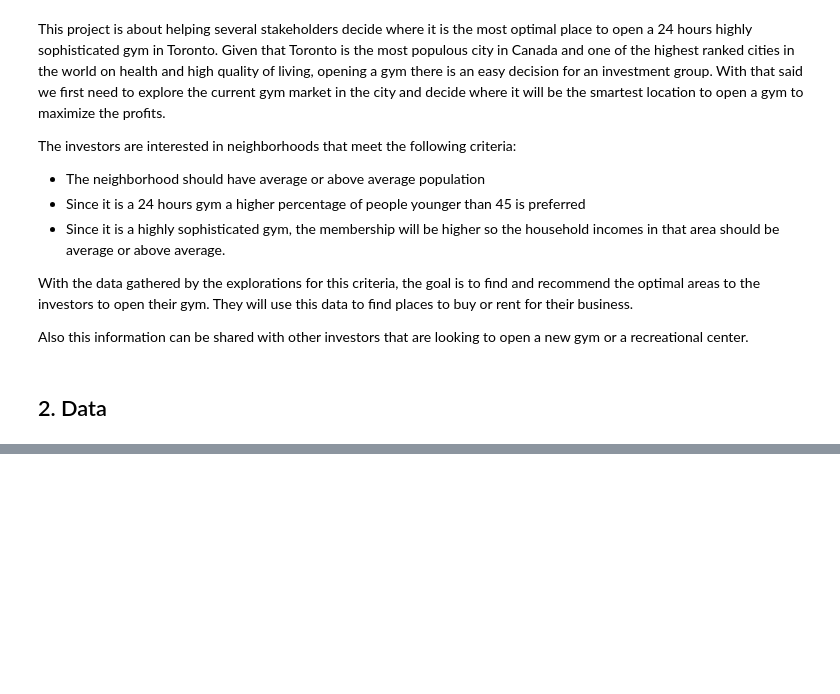
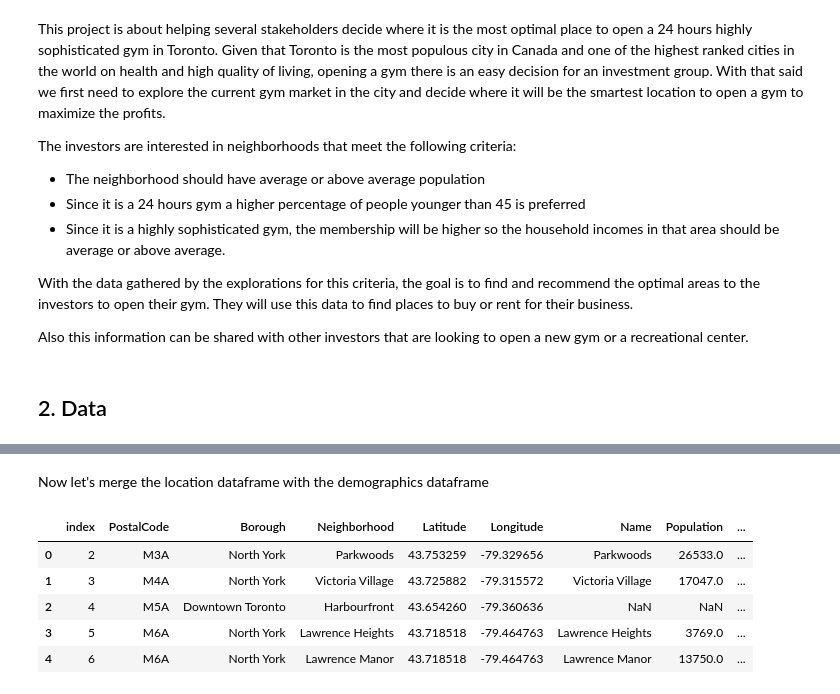
Before and after one commit to I0F/Neighborhood-Wars, a Jupyter notebook: Capstone Project Notebook.ipynb, the cells around one changed output, grey strips where cells are left out. Saved outputs shown, nothing was run; the diff lists cells and outputs as text; code cells hidden in the pictures; blank space fills up the shorter version.

```diff
--- a/Capstone Project Notebook.ipynb
+++ b/Capstone Project Notebook.ipynb
@@ -27,0 +48,29 @@ https://open.toronto.ca/#8c732154-5012-9afe-d0cd-ba3ffc813d5a
+# %%
+url = "https://en.wikipedia.org/w/index.php?title=List_of_postal_codes_of_Canada:_M&oldid=945633050"
+data = pd.read_html(url, header=0)
+df = data[0]
+
+#rename the columns
+df.rename(columns={'Postcode':'PostalCode','Neighbourhood':'Neighborhood'},inplace=True)
+
+#delete the rows with unassigned Borough
+df=df[df['Borough']!='Not assigned']
+df=df[df['Neighborhood']!='Not assigned']
+
+#df=df.groupby(['PostalCode', 'Borough']).agg({'Neighborhood' : ','.join})
+
+#We can see that Neighborhood has become the index of the dataframe, so we need to reset it for the next operations
+df.reset_index(inplace=True)
+
+#Next we replace the neighborhoods with unassigned values with the name of the borough as per assignment
+#df['Neighborhood'][df['Neighborhood']=='Not assigned']=df['Borough'][df['Neighborhood']=='Not assigned']
+
+coords = pd.read_csv('https://cocl.us/Geospatial_data')
+
+coords.rename(columns={'Postal Code':'PostalCode'},inplace=True)
+
+df1 = pd.merge(df, coords, left_on=  ['PostalCode'],
+            right_on= ['PostalCode'],
+            how = 'left')
+
+df1.head()
@@ -27,0 +87,5 @@ https://open.toronto.ca/#8c732154-5012-9afe-d0cd-ba3ffc813d5a
+# %%
+url = "https://en.wikipedia.org/wiki/Demographics_of_Toronto_neighbourhoods"
+data = pd.read_html(url, header=0)
+df_n = data[1][['Name','Population','Density (people/km2)','Average Income']]
+df_n.head(10)
@@ -27,0 +104,15 @@ https://open.toronto.ca/#8c732154-5012-9afe-d0cd-ba3ffc813d5a
+# %% [markdown]
+Now let's merge the location dataframe with the demographics dataframe
+# %%
+#merge the dataframes
+df_f=pd.merge(df1, df_n, left_on=  ['Neighborhood'],
+            right_on= ['Name'],
+            how = 'left')
+df_f.head()
+# %% [output]
+|  | index | PostalCode | Borough | Neighborhood | Latitude | Longitude | Name | Population | ... |
+| 0 | 2 | M3A | North York | Parkwoods | 43.753259 | -79.329656 | Parkwoods | 26533.0 | ... |
+| 1 | 3 | M4A | North York | Victoria Village | 43.725882 | -79.315572 | Victoria Village | 17047.0 | ... |
+| 2 | 4 | M5A | Downtown Toronto | Harbourfront | 43.654260 | -79.360636 | NaN | NaN | ... |
+| 3 | 5 | M6A | North York | Lawrence Heights | 43.718518 | -79.464763 | Lawrence Heights | 3769.0 | ... |
+| 4 | 6 | M6A | North York | Lawrence Manor | 43.718518 | -79.464763 | Lawrence Manor | 13750.0 | ... |
```
Also changed, not shown: parts of 35 cells of this notebook.
